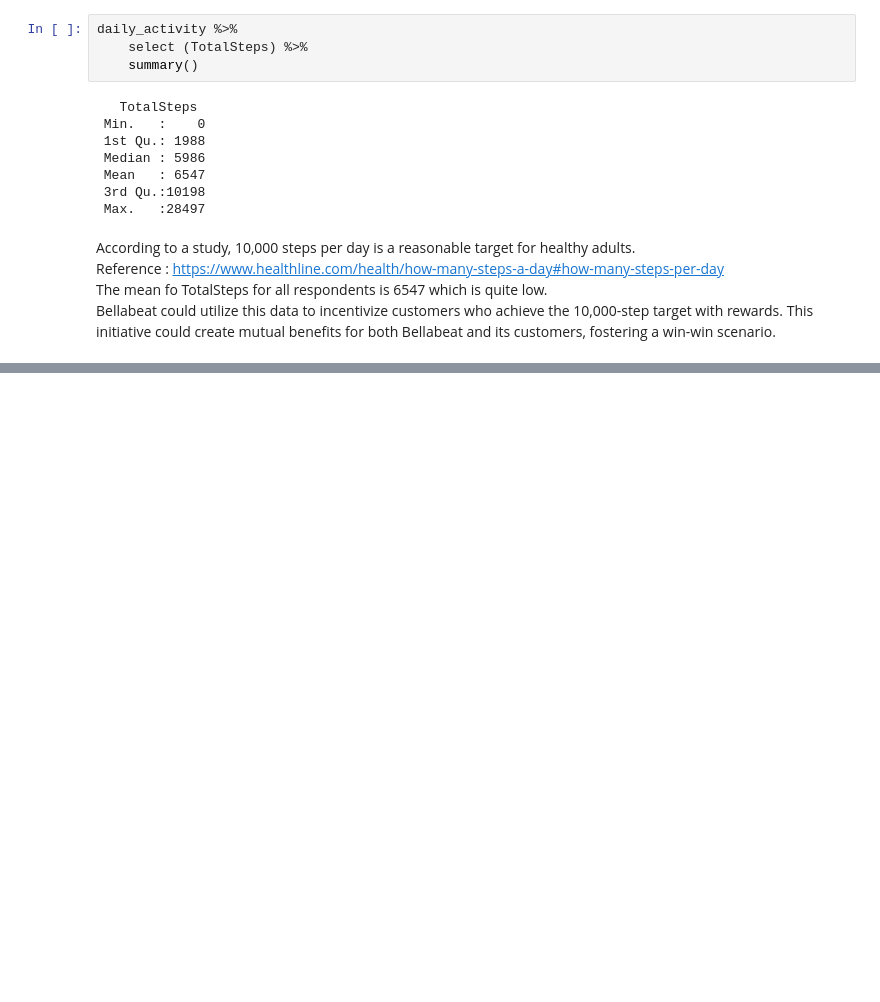
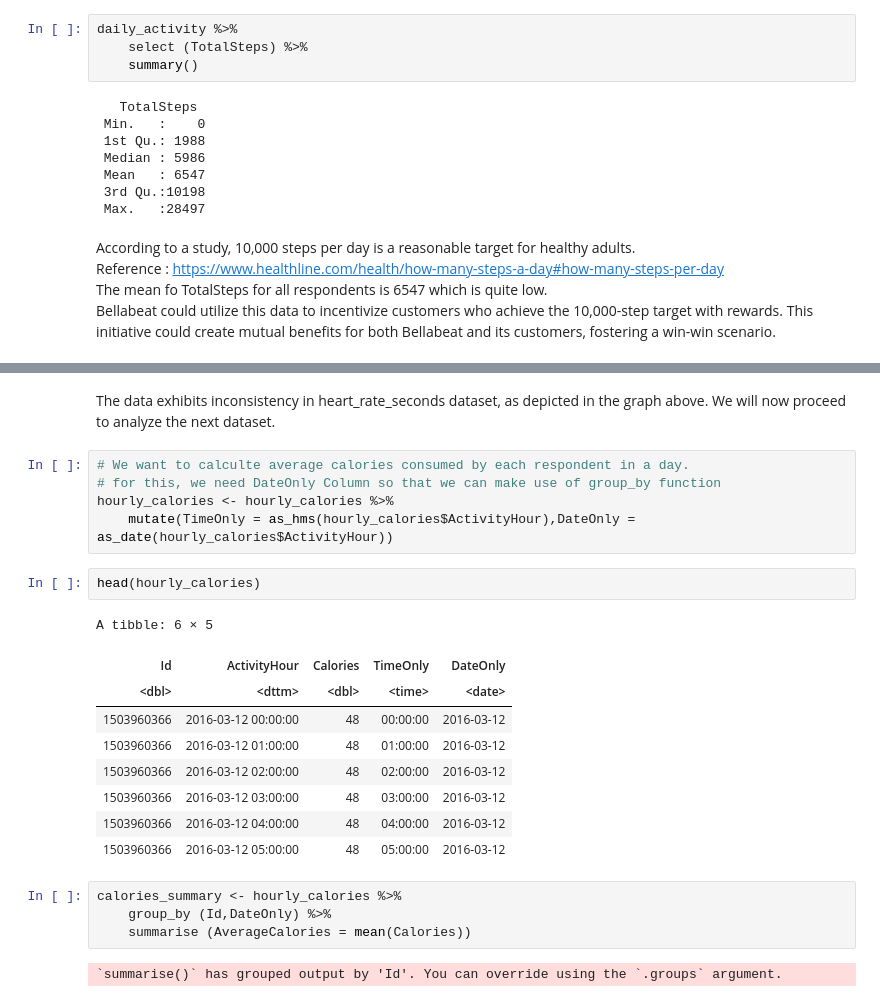
Before and after one commit to abdrau26/Bellabeat_Case_Study_Using_R, a Jupyter notebook: Bellabeat Case Study.ipynb, the cells around one changed output, grey strips where cells are left out. Drawn from its saved outputs; the diff is of its cells as text; blank space fills up the shorter version.

```diff
--- a/Bellabeat Case Study.ipynb
+++ b/Bellabeat Case Study.ipynb
@@ -381,0 +404,25 @@ Bellabeat could utilize this data to incentivize customers who achieve the 10,00
+# %% [markdown]
+The data exhibits inconsistency in heart_rate_seconds dataset, as depicted in the graph above. We will now proceed to analyze the next dataset.
+# %%
+# We want to calculte average calories consumed by each respondent in a day.
+# for this, we need DateOnly Column so that we can make use of group_by function
+hourly_calories <- hourly_calories %>%
+    mutate(TimeOnly = as_hms(hourly_calories$ActivityHour),DateOnly = as_date(hourly_calories$ActivityHour))
+# %%
+head(hourly_calories)
+# %% [output]
+A tibble: 6 × 5
+| Id | ActivityHour | Calories | TimeOnly | DateOnly |
+| <dbl> | <dttm> | <dbl> | <time> | <date> |
+| 1503960366 | 2016-03-12 00:00:00 | 48 | 00:00:00 | 2016-03-12 |
+| 1503960366 | 2016-03-12 01:00:00 | 48 | 01:00:00 | 2016-03-12 |
+| 1503960366 | 2016-03-12 02:00:00 | 48 | 02:00:00 | 2016-03-12 |
+| 1503960366 | 2016-03-12 03:00:00 | 48 | 03:00:00 | 2016-03-12 |
+| 1503960366 | 2016-03-12 04:00:00 | 48 | 04:00:00 | 2016-03-12 |
+| 1503960366 | 2016-03-12 05:00:00 | 48 | 05:00:00 | 2016-03-12 |
+# %%
+calories_summary <- hourly_calories %>%
+    group_by (Id,DateOnly) %>%
+    summarise (AverageCalories = mean(Calories))
+# %% [output]
+`summarise()` has grouped output by 'Id'. You can override using the `.groups` argument.
```
Also changed, not shown: parts of 14 cells of this notebook.
